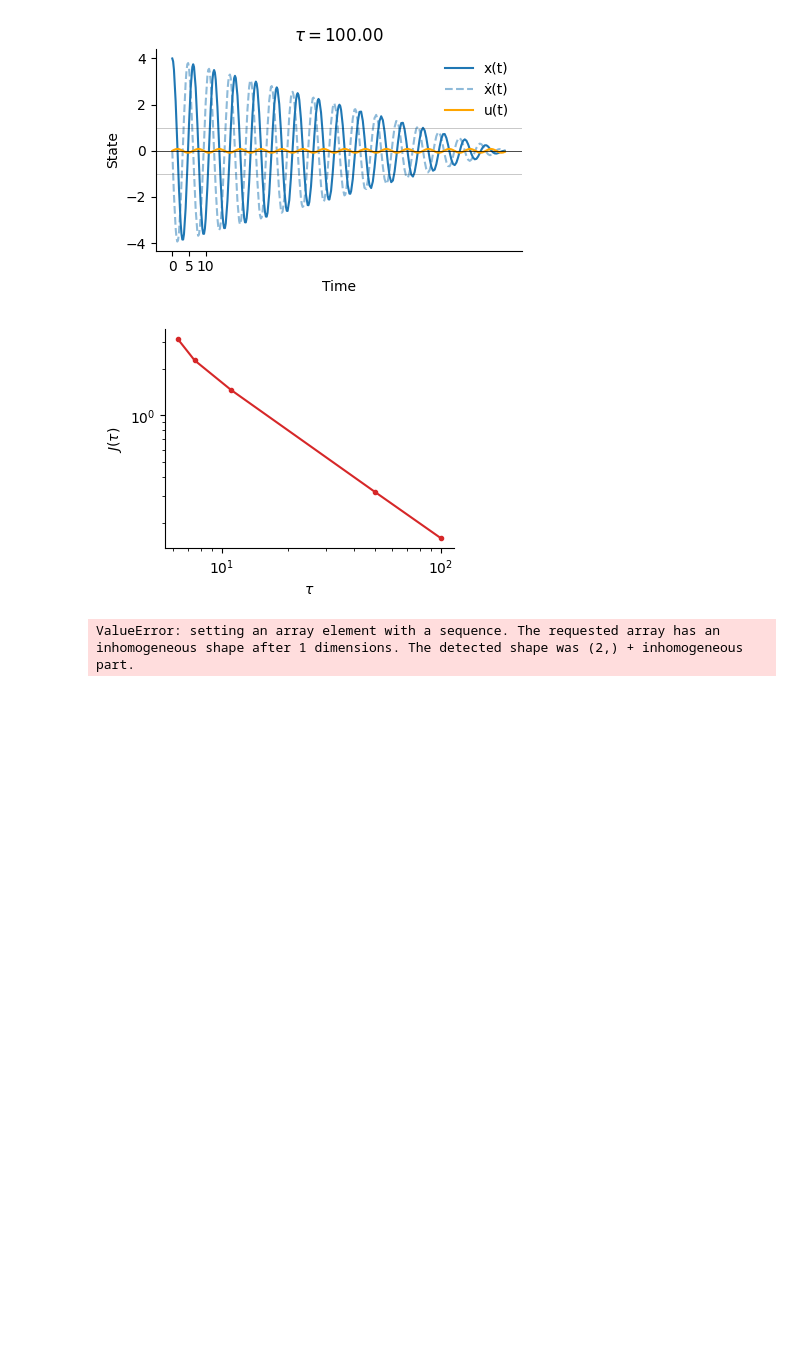
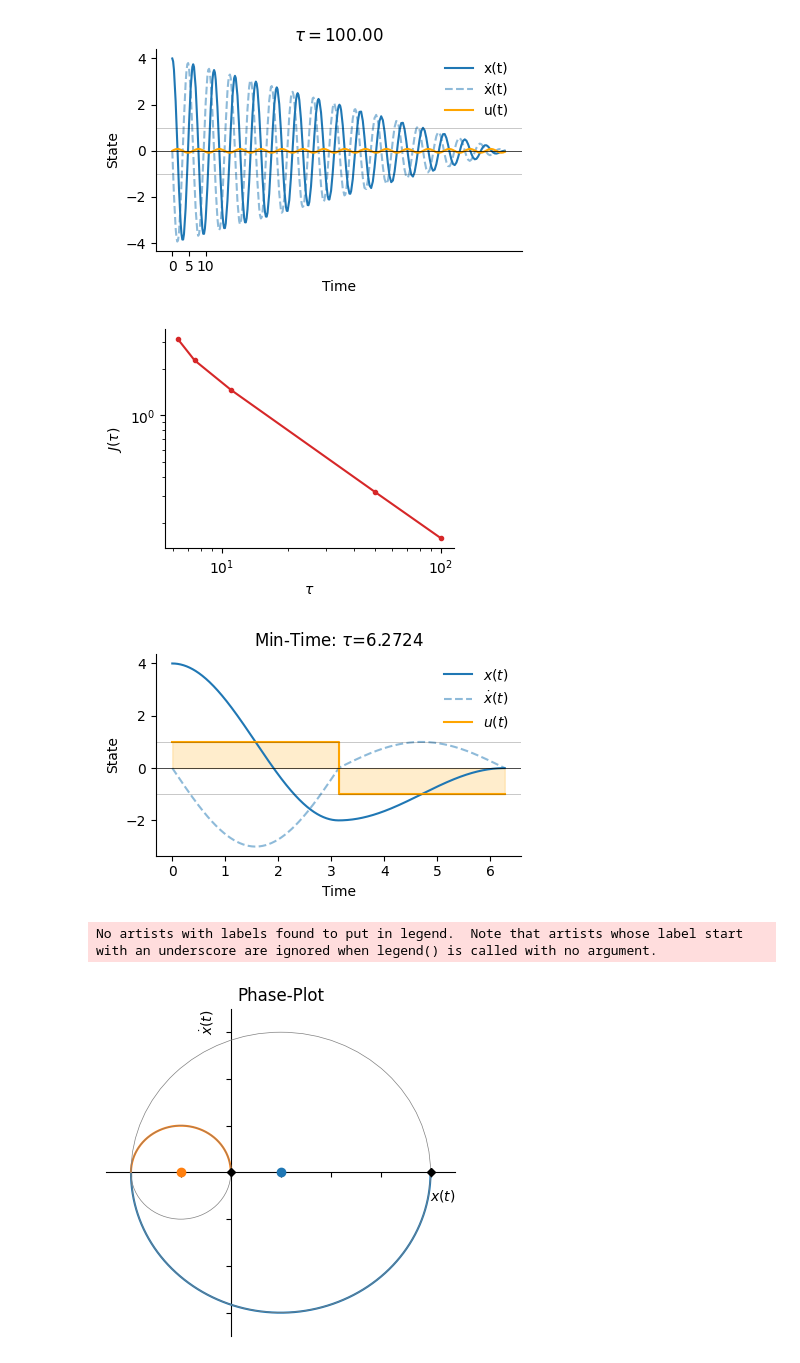
Before and after one commit to Ham0osh/phys_445, a Jupyter notebook: PHYS 887/A2.ipynb, the cells around one changed output. Saved outputs shown, nothing was run; the diff lists cells and outputs as text; code cells hidden in the pictures; blank space fills up the shorter version.

Commit message:
plots

```diff
--- a/PHYS 887/A2.ipynb
+++ b/PHYS 887/A2.ipynb
@@ -59,6 +59,13 @@ for tau in taus:
     x1, x2, l1, l2 = sol.y
     u = -l2
 
+    # Save solution for use in Q5
+    if tau == 11:
+        x1_feedforwards = x1
+        x2_feedforwards = x2
+        u_feedforwards = u
+        t_vals_feedforwards = t_vals
+
     # Plotting
     fig, ax = plt.subplots(1, 1, figsize=np.array([3.3, 2.2])*1.35)
     ax.plot(t_vals, x1, label='x(t)', color='C0')
@@ -281,12 +288,14 @@ def min_time_dynamics(t, y, u):
     return [dx1, dx2]
 
 # Simulate trajectory with single switching at t = ts for bang-bang
-def simulate(ts, tau, x0=4.0, t_eval=None):
+def simulate(ts, tau, x0=4.0, resolution=1000):
+    t_eval1 = np.linspace(0, ts, int(resolution * ts / tau))
+    t_eval2 = np.linspace(ts, tau, int(resolution * (tau - ts) / tau))
     # Segment 1
-    sol1 = solve_ivp(min_time_dynamics, [0, ts], [x0, 0], args=(1,), dense_output=True, t_eval=t_eval)
+    sol1 = solve_ivp(min_time_dynamics, [0, ts], [x0, 0], args=(1,), dense_output=True, t_eval=t_eval1)
     x1_end = sol1.y[:, -1]
     # Segment 2
-    sol2 = solve_ivp(min_time_dynamics, [ts, tau], x1_end, args=(-1,), dense_output=True, t_eval=t_eval)
+    sol2 = solve_ivp(min_time_dynamics, [ts, tau], x1_end, args=(-1,), dense_output=True, t_eval=t_eval2)
 
     # Combine time and state
     t_all = np.concatenate([sol1.t, sol2.t])
@@ -298,54 +307,82 @@ def simulate(ts, tau, x0=4.0, t_eval=None):
 
 # -----------------------------
 # Cost function: terminal error magnitude
-def objective(params, t_eval):
+def objective(params):
     ts, tau = params
     if ts <= 0 or tau <= ts:
         return 1e6  # invalid
-    _, _, _, _, xf = simulate(ts, tau, t_eval)
+    _, _, _, _, xf = simulate(ts, tau)
     return np.linalg.norm(xf)
 
 # -----------------------------
 # Solve for optimal switching time and duration
 y0 = [3, 6]
 result = minimize(objective, y0, bounds=[(0.1, 10), (0.2, 20)])
 ts_opt, tau_opt = result.x
-t_eval = np.linspace(0, tau_opt, 1000)
-t, x1, x2, u, _ = simulate(ts_opt, tau_opt, t_eval)
+t, x1, x2, u, _ = simulate(ts_opt, tau_opt, resolution=1000)
 
 # -----------------------------
 # State and control plot
 fig, ax = plt.subplots(1, 1, figsize=np.array([3.3, 2.2]) * 1.35)
-ax.plot(t, x1, label='x(t)', color='C0')
-ax.plot(t, x2, label='ẋ(t)', color='C0', linestyle='--', alpha=0.5)
-ax.plot(t, u, label='u(t)', color='orange')
+ax.plot(t, x1, label='$x(t)$', color='C0')
+ax.plot(t, x2, label=r'$\dot{x}(t)$', color='C0', linestyle='--', alpha=0.5)
+ax.plot(t, u, label='$u(t)$', color='orange')
 ax.fill_between(t, u, 0, color='orange', alpha=0.2)
 
 ax.axhline(0, color='k', lw=0.5)
 ax.axhline(1, color='k', lw=0.5, alpha=0.3)
 ax.axhline(-1, color='k', lw=0.5, alpha=0.3)
 ax.set(xlabel='Time', ylabel='State', title=rf'Min-Time: $\tau$={tau_opt:.4f}')
 ax.legend(framealpha=0)
 hp.despine(ax)
 plt.tight_layout()
+plt.savefig('plots/q3_bangbang.pdf', bbox_inches='tight')
+plt.savefig('plots/q3_bangbang.png', bbox_inches='tight')
 plt.show()
 
 # -----------------------------
 # Phase-space plot
-fig, ax = plt.subplots(figsize=np.array([3.3, 2.2]) * 1.35)
-ax.plot(x1, x2, label='Phase Trajectory', color='C1')
-ax.quiver(x1[:-1], x2[:-1], np.diff(x1), np.diff(x2), scale_units='xy', angles='xy', scale=1, width=0.002, alpha=0.3)
-ax.set_xlabel('x(t)')
-ax.set_ylabel("ẋ(t)")
-ax.set_title("Phase-Space: x vs ẋ")
-ax.axhline(0, color='k', lw=0.5, alpha=0.5)
-ax.axvline(0, color='k', lw=0.5, alpha=0.5)
-ax.spines['top'].set_visible(False)
-ax.spines['right'].set_visible(False)
+fig, ax = plt.subplots(figsize=np.array([3.3, 3.3]) * 1.15)
+
+# Move spines to origin according to https://github.com/rougier/matplotlib-tutorial
+ax.spines['right'].set_color('none')
+ax.spines['top'].set_color('none')
+ax.xaxis.set_ticks_position('bottom')
+ax.spines['bottom'].set_position(('data',0))
+ax.spines['bottom'].set_zorder(0)
+ax.yaxis.set_ticks_position('left')
+ax.spines['left'].set_position(('data',0))
+ax.spines['left'].set_zorder(0)
+
+ax.plot(x1[np.where(x2<0)][:-1], x2[np.where(x2<0)][:-1], color='C0')
+ax.plot(x1[np.where(x2>0)], x2[np.where(x2>0)], color='C1')
+# blue dot at x=1 and orange dot at x=-1
+ax.plot(1, 0, 'o', color='C0')
+ax.plot(-1, 0, 'o', color='C1')
+# thin grey circle centered at x=1 with rad 3 and circle centered at x=-1 wwith radius 1
+circle1 = plt.Circle((1, 0), 3, color='grey', fill=False, lw=0.5, zorder=10)
+circle2 = plt.Circle((-1, 0), 1, color='grey', fill=False, lw=0.5, zorder=10)
+ax.add_artist(circle1)
+ax.add_artist(circle2)
+
+# start and end black diamonds
+ax.plot(x1[0], x2[0], 'D', color='black', markersize=4, zorder=20)
+ax.plot(x1[-1], x2[-1], 'D', color='black', markersize=4, zorder=20)
+
+ax.set(title = "Phase-Plot",
+       xlim=[-2.5, 4.5], ylim=[-3.5,3.5])
+
+
+ax.set_xticklabels([])
+ax.set_xlabel(r'$x(t)$', loc='right')
+ax.set_ylabel(r"$\dot{x}(t)$", loc='top')
+ax.set_yticklabels([])
 ax.legend(framealpha=0)
 plt.tight_layout()
 plt.savefig('plots/q3_phase_space.pdf', bbox_inches='tight')
 plt.savefig('plots/q3_phase_space.png', bbox_inches='tight')
 plt.show()
 # %% [output]
+[figure, added]
-ValueError: setting an array element with a sequence. The requested array has an inhomogeneous shape after 1 dimensions. The detected shape was (2,) + inhomogeneous part.
+No artists with labels found to put in legend.  Note that artists whose label start with an underscore are ignored when legend() is called with no argument.
+[figure, added]
```
Also changed, not shown: parts of 4 cells of this notebook, 20 other files.
